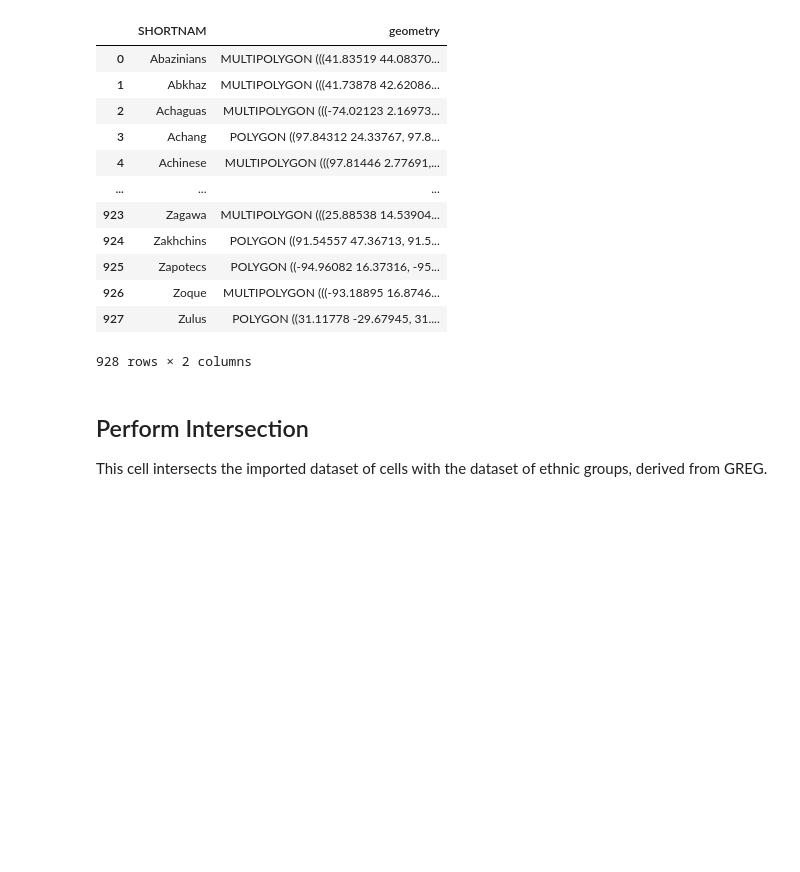
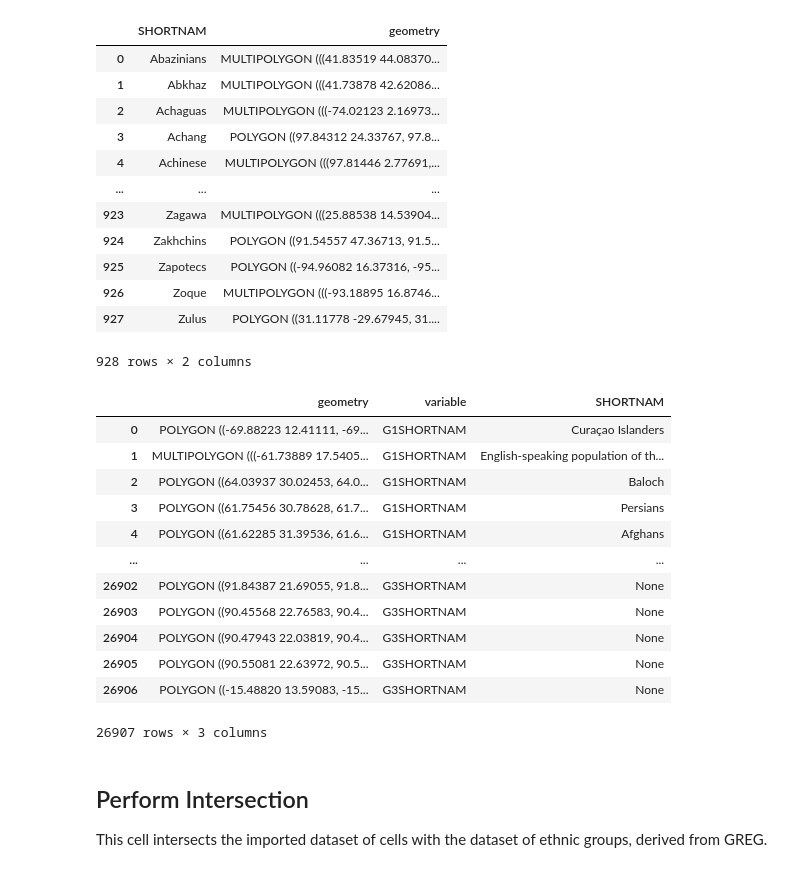
Before and after one commit to andleb/230Afinal, a Jupyter notebook: greg_nmbrlang.ipynb, the cells around one changed output. Saved outputs shown, nothing was run; the diff lists cells and outputs as text; code cells hidden in the pictures; blank space fills up the shorter version.

```diff
--- a/greg_nmbrlang.ipynb
+++ b/greg_nmbrlang.ipynb
@@ -84,6 +84,22 @@ ethnicGroups
 | 926 | Zoque | MULTIPOLYGON (((-93.18895 16.8746... |
 | 927 | Zulus | POLYGON ((31.11778 -29.67945, 31.... |
 928 rows × 2 columns
+# %%
+melted
+# %% [output]
+|  | geometry | variable | SHORTNAM |
+| 0 | POLYGON ((-69.88223 12.41111, -69... | G1SHORTNAM | Curaçao Islanders |
+| 1 | MULTIPOLYGON (((-61.73889 17.5405... | G1SHORTNAM | English-speaking population of th... |
+| 2 | POLYGON ((64.03937 30.02453, 64.0... | G1SHORTNAM | Baloch |
+| 3 | POLYGON ((61.75456 30.78628, 61.7... | G1SHORTNAM | Persians |
+| 4 | POLYGON ((61.62285 31.39536, 61.6... | G1SHORTNAM | Afghans |
+| ... | ... | ... | ... |
+| 26902 | POLYGON ((91.84387 21.69055, 91.8... | G3SHORTNAM | None |
+| 26903 | POLYGON ((90.45568 22.76583, 90.4... | G3SHORTNAM | None |
+| 26904 | POLYGON ((90.47943 22.03819, 90.4... | G3SHORTNAM | None |
+| 26905 | POLYGON ((90.55081 22.63972, 90.5... | G3SHORTNAM | None |
+| 26906 | POLYGON ((-15.48820 13.59083, -15... | G3SHORTNAM | None |
+26907 rows × 3 columns
 # %% [markdown]
 ## Perform Intersection
 
```
Also changed, not shown: parts of 13 cells of this notebook, 3 other files.
